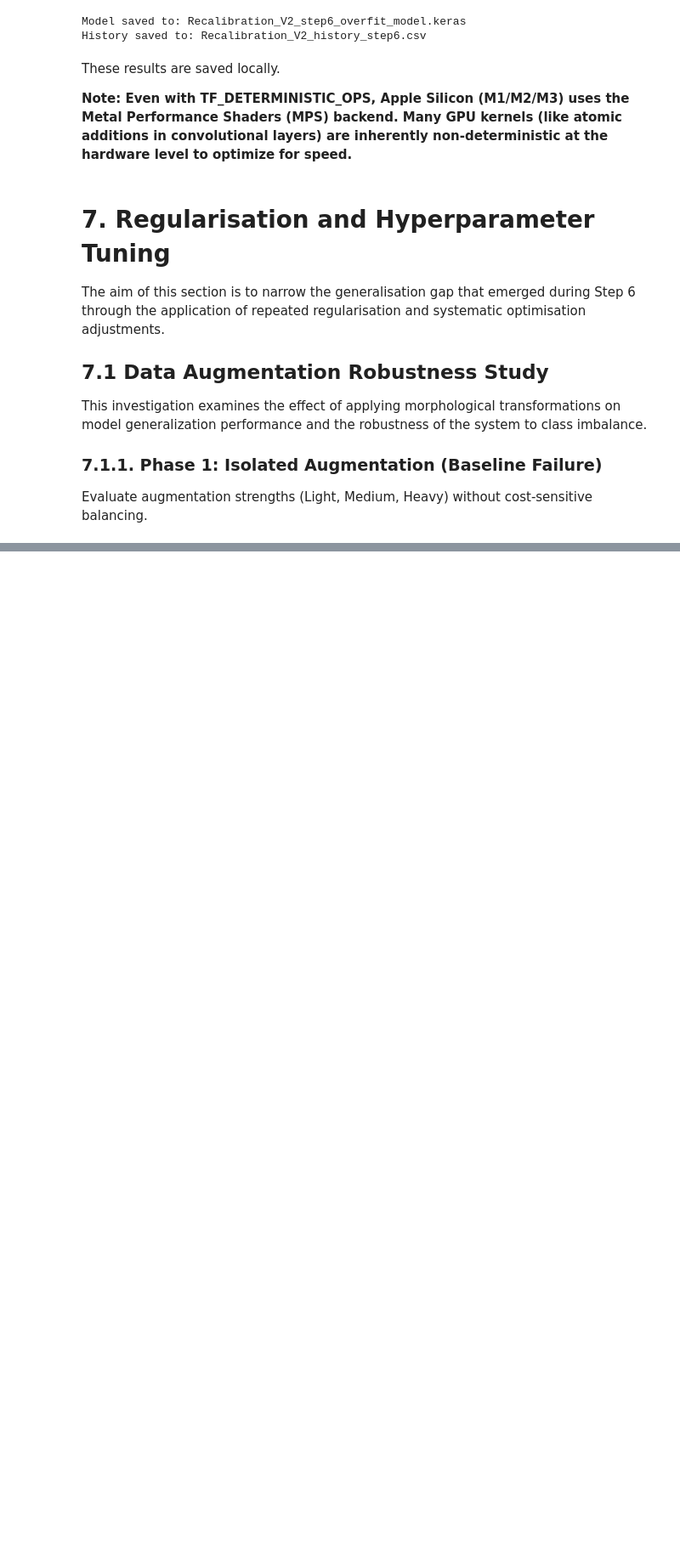
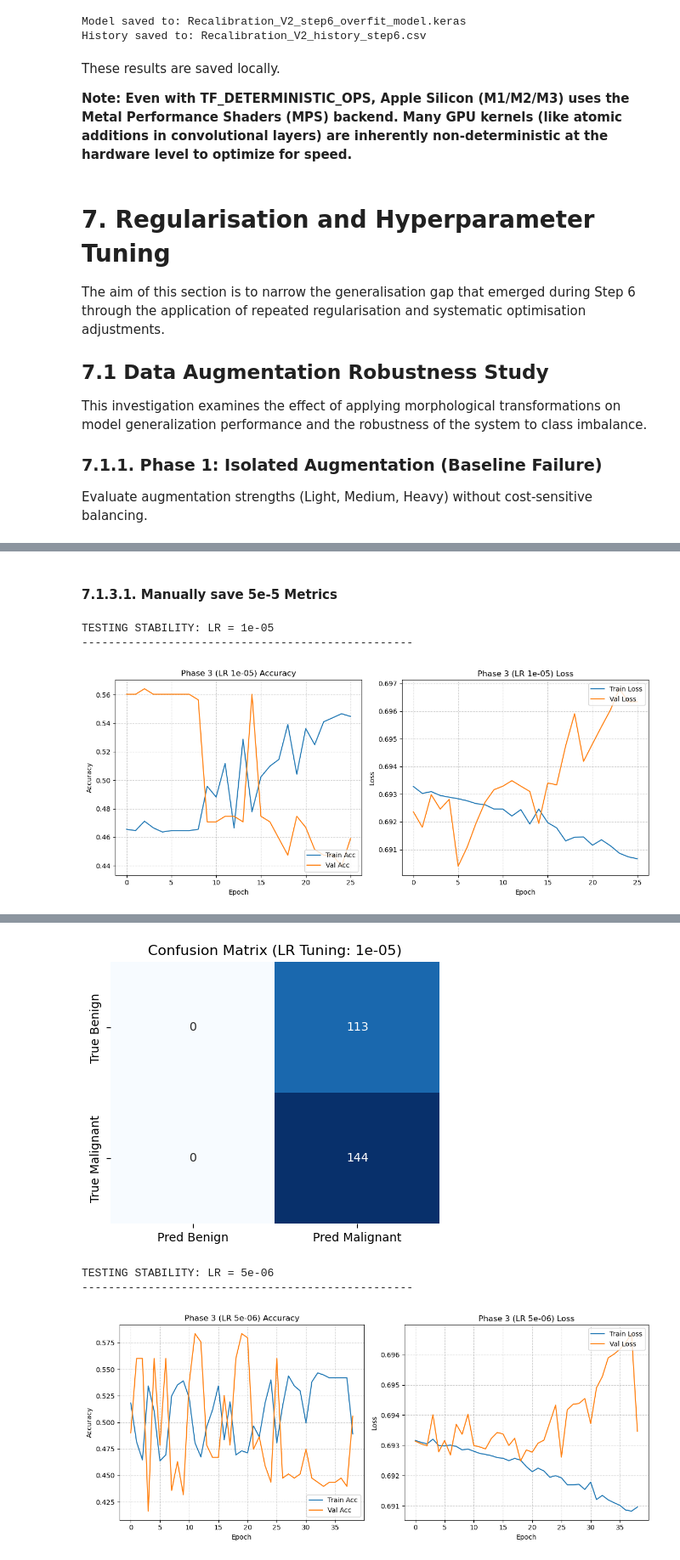
Before and after one commit to A-S-Yong/FYP, a Jupyter notebook: notebooks/Recalibration_V2.ipynb, the cells around one changed output, grey strips where cells are left out. Shown at 85% size. Drawn from its saved outputs; the diff is of its cells as text; code cells hidden in the pictures; blank space fills up the shorter version.

Commit message:
Step 7.1.3 Phase 3 Results (LR Stability Failure)
- Completed Phase 3: Stabilised Tuning.
- Optimisation degeneracy persists across all rates.

```diff
--- a/notebooks/Recalibration_V2.ipynb
+++ b/notebooks/Recalibration_V2.ipynb
@@ -1071,0 +1205,73 @@ Determine a robust learning rate that effectively balances the competing effects
+# %% [markdown]
+#### 7.1.3.1. Manually save 5e-5 Metrics
+# %%
+current_lr = 5e-5
+
+# 1. LOOK AT YOUR SCREEN: Find the results for 5e-5 and type them here
+manual_sens = 0.9931  # <--- CHANGE THIS to the Sensitivity you see on screen
+manual_spec = 0.0000  # <--- CHANGE THIS to the Specificity you see on screen
+
+# 2. Add to results dictionary
+best_ep = np.argmin(history_tune.history['val_loss'])
+tuning_results[current_lr] = {
+    "Train Acc": history_tune.history['accuracy'][best_ep],
+    "Val Acc": history_tune.history['val_accuracy'][best_ep],
+    "Val AUC": history_tune.history['val_auc'][best_ep],
+    "Sensitivity": manual_sens,
+    "Specificity": manual_spec,
+    "Gap": history_tune.history['accuracy'][best_ep] - history_tune.history['val_accuracy'][best_ep]
+}
+
+# 3. Save the model manually
+model_tune.save(f"Recalibration_V2_phase3_lr_{current_lr}_rescued.keras")
+# %%
+# Remove 5e-5 because we just manually saved it
+remaining_rates = [1e-5, 5e-6]
+
+for lr in remaining_rates:
+    print(f"\nTESTING STABILITY: LR = {lr}")
+    print("-"*50)
+
+    model_tune = build_step6_model()
+    model_tune.optimizer.learning_rate = lr
+
+    pbar_tune = tqdm(total=150, desc=f"Tuning LR {lr}", unit="epoch")
+
+    cbs_tune = [
+        keras.callbacks.ModelCheckpoint(f"Recalibration_V2_phase3_lr_{lr}_best.keras", save_best_only=True, monitor="val_loss"),
+        keras.callbacks.EarlyStopping(monitor="val_loss", patience=20, restore_best_weights=True),
+        TqdmTuning()
+    ]
+
+    try:
+        history_tune = model_tune.fit(
+            train_gen_light,
+            epochs=150,
+            validation_data=val_gen,
+            class_weight=class_weights_dict,
+            callbacks=cbs_tune,
+            verbose=0
+        )
+    finally:
+        pbar_tune.close()
+
+    # Just plot and evaluate; don't try to store the 'eval_results'
+    plot_training_history(history_tune, title_prefix=f"Phase 3 (LR {lr})")
+    eval_model_perf(model_tune, val_gen, step_name=f"LR Tuning: {lr}", baseline_acc=majority_baseline_acc)
+
+    # Store only what we KNOW is in the history dictionary
+    best_ep = np.argmin(history_tune.history['val_loss'])
+    tuning_results[lr] = {
+        "Train Acc": history_tune.history['accuracy'][best_ep],
+        "Val Acc": history_tune.history['val_accuracy'][best_ep],
+        "Val AUC": history_tune.history['val_auc'][best_ep],
+        "Gap": history_tune.history['accuracy'][best_ep] - history_tune.history['val_accuracy'][best_ep]
+    }
+
+    pd.DataFrame(history_tune.history).to_csv(f'Recalibration_V2_phase3_lr_{lr}_history.csv', index=False)
+
+    tf.keras.backend.clear_session()
+# %% [output]
+TESTING STABILITY: LR = 1e-05
+--------------------------------------------------
+[figure, added]
@@ -1071,0 +1297,4 @@ Determine a robust learning rate that effectively balances the competing effects
+[figure, added]
+TESTING STABILITY: LR = 5e-06
+--------------------------------------------------
+[figure, added]
```
Also changed, not shown: parts of 21 cells of this notebook, 3 other files.
